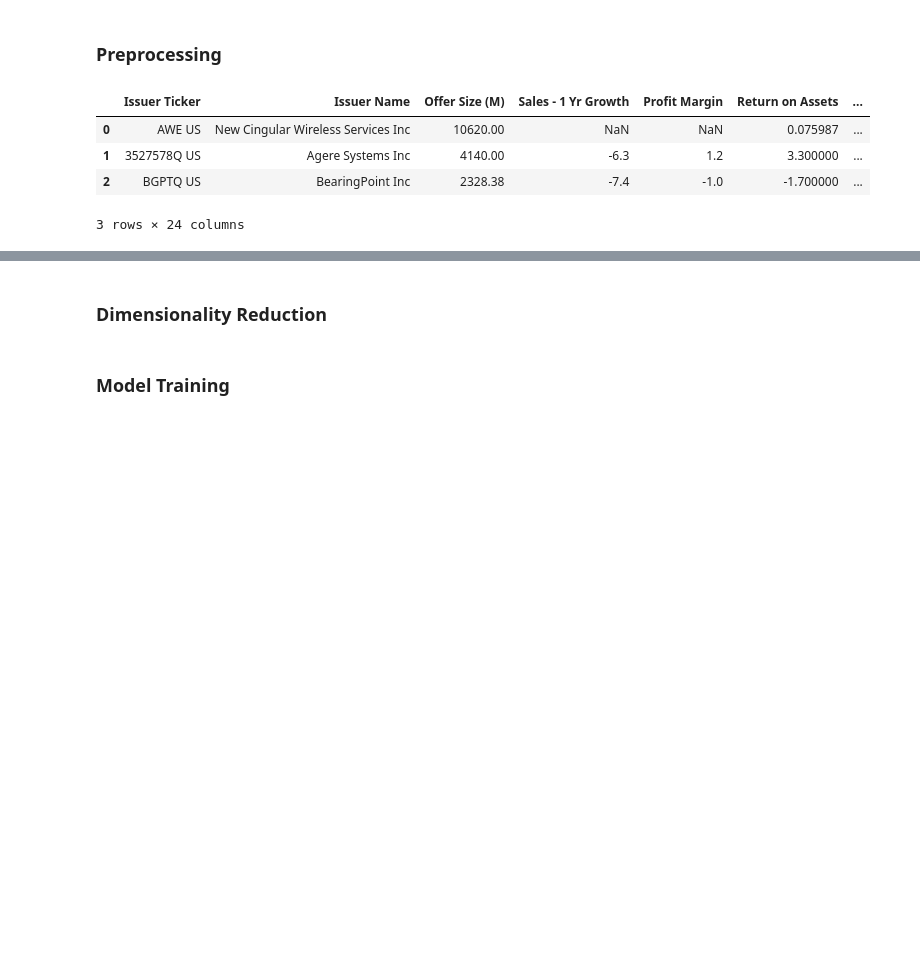
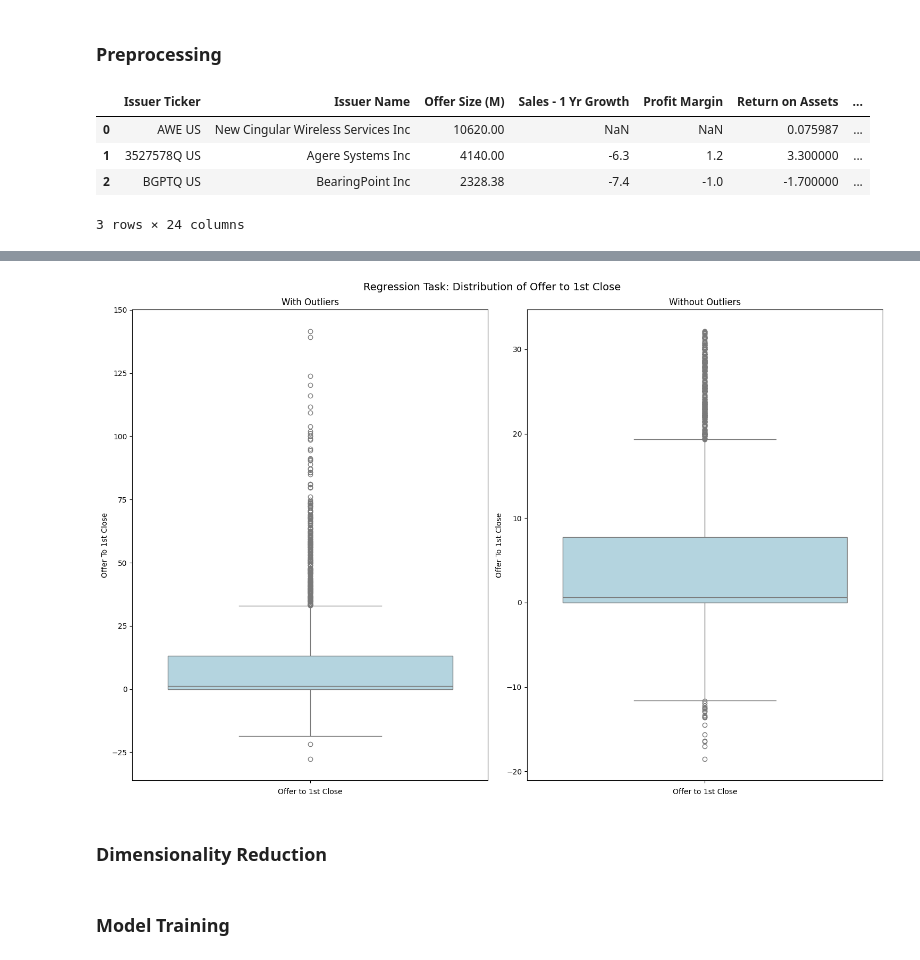
Before and after one commit to emanuelaromano/ipo-underpricing, a Jupyter notebook: data_analysis/regression.ipynb, the cells around one changed output, grey strips where cells are left out. Cells and saved outputs as stored; diff of their text form; code cells hidden in the pictures; blank space fills up the shorter version.

```diff
--- a/data_analysis/regression.ipynb
+++ b/data_analysis/regression.ipynb
@@ -92,8 +92,11 @@ def encoding(df):
     X = df.drop(columns=['Offer To 1st Close'])
     y = df['Offer To 1st Close']
 
+    assert y.isnull().sum() == 0, "Target variable contains missing values"
+
     X_dev, X_test, y_dev, y_test = train_test_split(X, y, test_size=0.2, random_state=42, shuffle=True)
     X_train, X_val, y_train, y_val = train_test_split(X_dev, y_dev, test_size=0.2, random_state=42, shuffle=True)
+
 
     # FILL MISSING VALUES
     for col in X_train.columns:
@@ -101,7 +104,7 @@ def encoding(df):
             X_train[col] = X_train[col].fillna(X_train[col].mode()[0])
             X_val[col] = X_val[col].fillna(X_train[col].mode()[0])
             X_test[col] = X_test[col].fillna(X_train[col].mode()[0])
-        elif X_train[col].dtype == 'object':
+        elif X_train[col].dtype == 'object' and col not in ['Trade Month', 'Trade Day', 'Trade Year']:
             X_train[col] = X_train[col].fillna(X_train[col].mode()[0])
             X_val[col] = X_val[col].fillna(X_train[col].mode()[0])
             X_test[col] = X_test[col].fillna(X_train[col].mode()[0])
@@ -110,12 +113,6 @@ def encoding(df):
             X_val[col] = X_val[col].fillna(X_train[col].mean())
             X_test[col] = X_test[col].fillna(X_test[col].mean())
 
-
-    # ENCODE TARGET VARIABLE
-    yeo = PowerTransformer(method='yeo-johnson')
-    y_train = yeo.fit_transform(y_train.values.reshape(-1, 1)).flatten()
-    y_val = yeo.transform(y_val.values.reshape(-1, 1)).flatten()
-    y_test = yeo.transform(y_test.values.reshape(-1, 1)).flatten()
 
     # ENCODING FEATURES
     oe_columns = ['Trade Month', 'Trade Day', 'Trade Year']
@@ -142,18 +139,22 @@ def encoding(df):
 
     features = preprocess.get_feature_names_out()
 
-    df_train = pd.DataFrame(transformed_train, columns=features)
-    df_val = pd.DataFrame(transformed_val, columns=features)
-    df_test = pd.DataFrame(transformed_test, columns=features)
+    df_train = pd.DataFrame(transformed_train, columns=features).reset_index(drop=True)
+    df_val = pd.DataFrame(transformed_val, columns=features).reset_index(drop=True)
+    df_test = pd.DataFrame(transformed_test, columns=features).reset_index(drop=True)
 
-    df_train['Offer To 1st Close'] = y_train
-    df_val['Offer To 1st Close'] = y_val
-    df_test['Offer To 1st Close'] = y_test
+    y_train = y_train.reset_index(drop=True)
+    y_val = y_val.reset_index(drop=True)
+    y_test = y_test.reset_index(drop=True)
 
-    return df_train, df_val, df_test, yeo, preprocess
+    df_train = pd.concat([df_train, y_train], axis=1)
+    df_val = pd.concat([df_val, y_val], axis=1)
+    df_test = pd.concat([df_test, y_test], axis=1)
+
+    return df_train, df_val, df_test, preprocess
 
 
-df_train_encoded, df_val_encoded, df_test_encoded, yeo, preprocess = encoding(df_drop_columns)
+df_train_encoded, df_val_encoded, df_test_encoded, preprocess = encoding(df_drop_columns)
 # %%
 def show_feature_importance(df):
     """
@@ -231,6 +234,9 @@ def remove_outlier(df):
 
     df_filtered = df[(label >= lower_bound) & (label <= upper_bound)]
 
+    residuals = df_filtered['Offer To 1st Close'] - df_filtered['Offer To 1st Close'].mean()
+    df_filtered = df_filtered[residuals.abs() < 3 * residuals.std()]
+
     print(f"Removed outliers.")
     print(f"Original count: {len(df)}")
     print(f"After IQR filtering: {len(df_filtered)}")
@@ -260,4 +266,4 @@ def checkoutliers(df, outfile):
     df_filtered.to_csv(outfile, index=False)
     return df_filtered, bounds
 
-df_dev_filtered, bounds = checkoutliers(df_train_correlation, './output_csv/Final_Output_Reg_train.csv')
+df_train_filtered, bounds = checkoutliers(df_train_correlation, './output_csv/Final_Output_Reg_train.csv')
@@ -264,26 +283,28 @@ df_dev_filtered, bounds = checkoutliers(df_train_correlation, './output_csv/Fina
 # %%
-def display_distribution(df_dev_filtered, df_dev_correlation):
+def display_distribution(df_no_outliers, df_with_outliers):
     """
     Display distribution of target variable before and after removing outliers.
     """
-    df_no_outliers = df_dev_filtered.copy()
-    df_with_outliers = df_dev_correlation.copy()
+    df_no_outliers = df_no_outliers.copy()
+    df_with_outliers = df_with_outliers.copy()
 
     fig, axs = plt.subplots(ncols=2, figsize=(15, 10))
 
     sns.boxplot(data=df_with_outliers, y='Offer To 1st Close', color='lightblue', ax=axs[0])
     axs[0].set_title('With Outliers')
     axs[0].set_xlabel('Offer to 1st Close')
 
     sns.boxplot(data=df_no_outliers, y='Offer To 1st Close', color='lightblue', ax=axs[1])
     axs[1].set_title('Without Outliers')
     axs[1].set_xlabel('Offer to 1st Close')
 
     fig.suptitle('Regression Task: Distribution of Offer to 1st Close', fontsize=14)
     plt.tight_layout()
     plt.show()
 
-display_distribution(df_dev_filtered, df_dev_correlation)
+display_distribution(df_train_filtered, df_train_correlation)
+# %% [output]
+[figure, added]
 # %% [markdown]
 ### Dimensionality Reduction
 # %%
```
Also changed, not shown: parts of 10 cells of this notebook, 6 other files.
